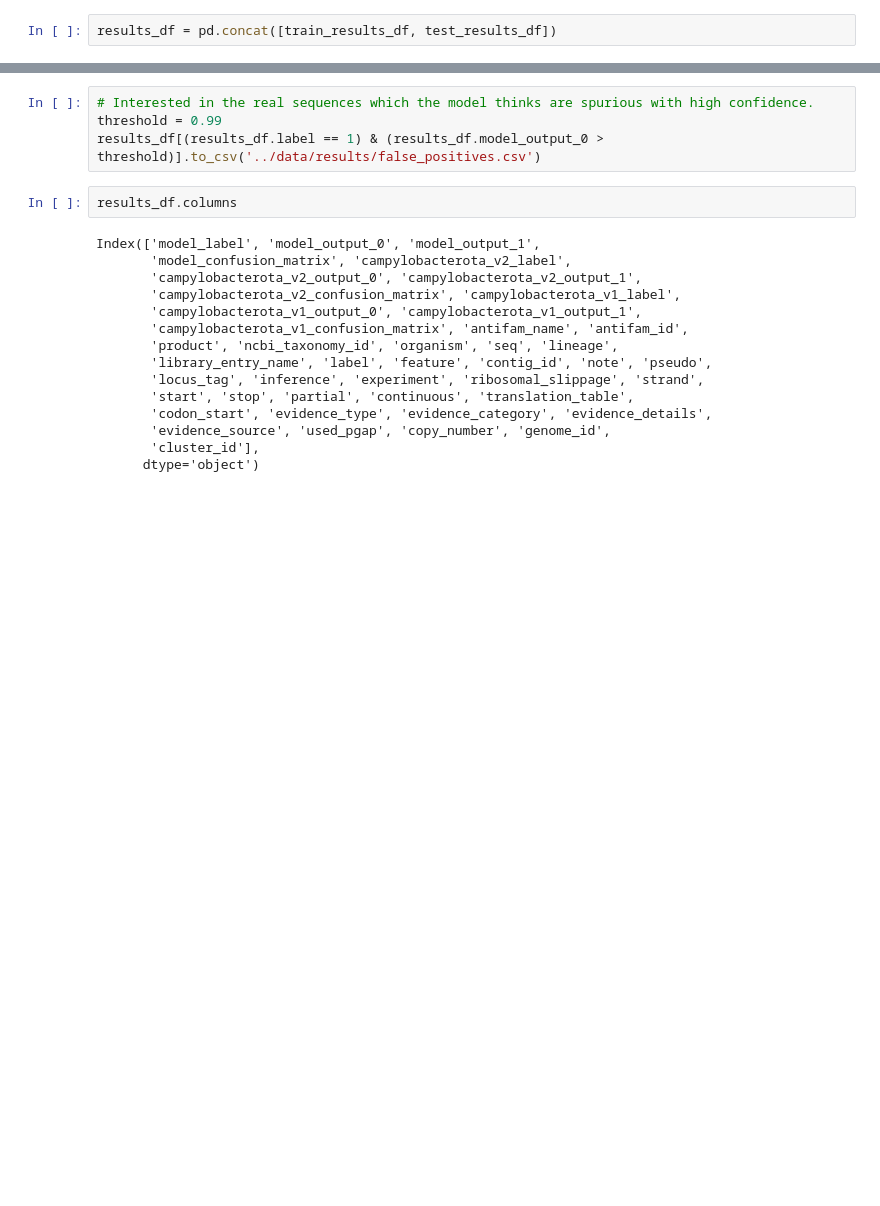
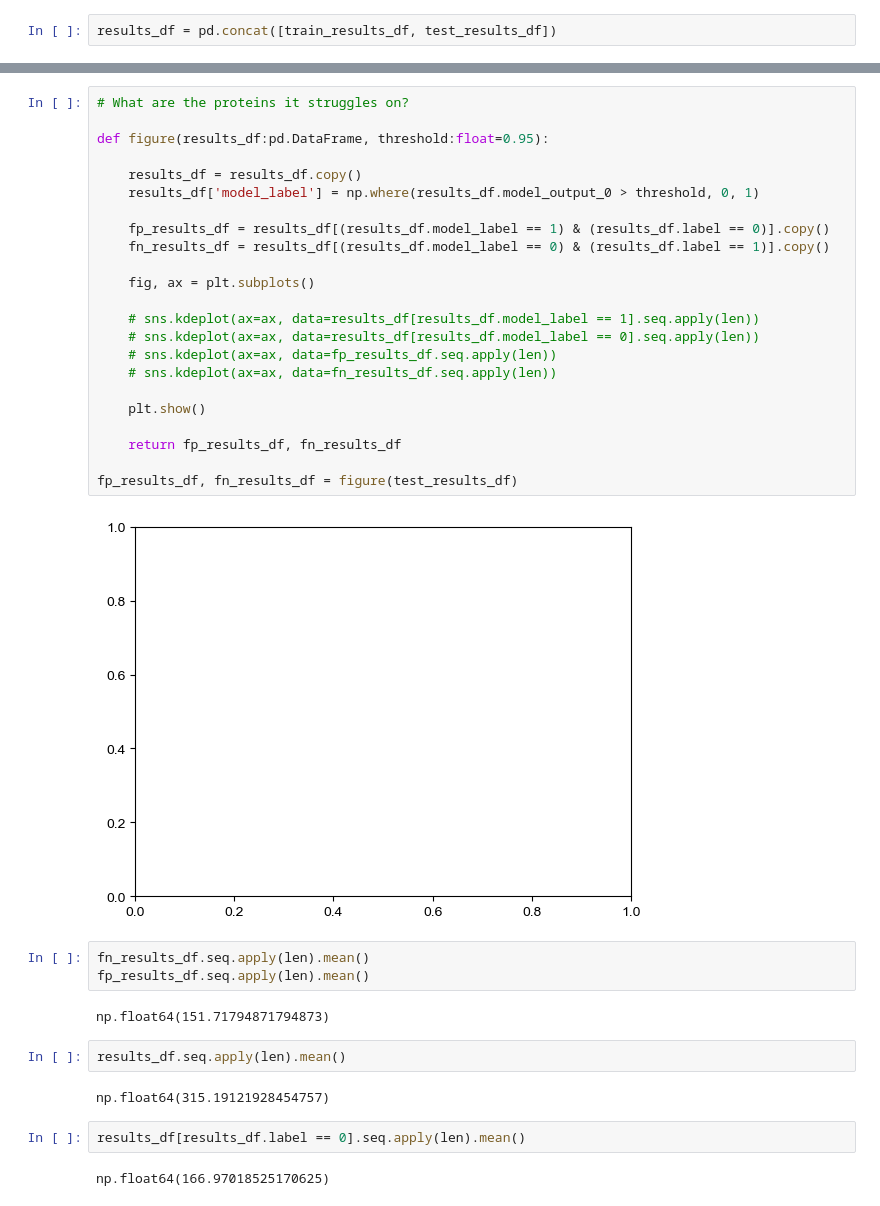
Before and after one commit to pipparichter/frugal, a Jupyter notebook: notebooks/results.ipynb, the cells around one changed output, grey strips where cells are left out. Saved outputs shown, nothing was run; the diff lists cells and outputs as text; blank space fills up the shorter version.

```diff
--- a/notebooks/results.ipynb
+++ b/notebooks/results.ipynb
@@ -144,21 +132,38 @@ figure_2(results_df, threshold=0.99)
-# %%
-# Interested in the real sequences which the model thinks are spurious with high confidence.
-threshold = 0.99
-results_df[(results_df.label == 1) & (results_df.model_output_0 > threshold)].to_csv('../data/results/false_positives.csv')
-# %%
-results_df.columns
-# %% [output]
-Index(['model_label', 'model_output_0', 'model_output_1',
-       'model_confusion_matrix', 'campylobacterota_v2_label',
-       'campylobacterota_v2_output_0', 'campylobacterota_v2_output_1',
-       'campylobacterota_v2_confusion_matrix', 'campylobacterota_v1_label',
-       'campylobacterota_v1_output_0', 'campylobacterota_v1_output_1',
-       'campylobacterota_v1_confusion_matrix', 'antifam_name', 'antifam_id',
-       'product', 'ncbi_taxonomy_id', 'organism', 'seq', 'lineage',
-       'library_entry_name', 'label', 'feature', 'contig_id', 'note', 'pseudo',
-       'locus_tag', 'inference', 'experiment', 'ribosomal_slippage', 'strand',
-       'start', 'stop', 'partial', 'continuous', 'translation_table',
-       'codon_start', 'evidence_type', 'evidence_category', 'evidence_details',
-       'evidence_source', 'used_pgap', 'copy_number', 'genome_id',
-       'cluster_id'],
-      dtype='object')
+# %%
+# What are the proteins it struggles on?
+
+def figure(results_df:pd.DataFrame, threshold:float=0.95):
+
+    results_df = results_df.copy()
+    results_df['model_label'] = np.where(results_df.model_output_0 > threshold, 0, 1)
+
+    fp_results_df = results_df[(results_df.model_label == 1) & (results_df.label == 0)].copy()
+    fn_results_df = results_df[(results_df.model_label == 0) & (results_df.label == 1)].copy()
+
+    fig, ax = plt.subplots()
+
+    # sns.kdeplot(ax=ax, data=results_df[results_df.model_label == 1].seq.apply(len))
+    # sns.kdeplot(ax=ax, data=results_df[results_df.model_label == 0].seq.apply(len))
+    # sns.kdeplot(ax=ax, data=fp_results_df.seq.apply(len))
+    # sns.kdeplot(ax=ax, data=fn_results_df.seq.apply(len))
+
+    plt.show()
+
+    return fp_results_df, fn_results_df
+
+fp_results_df, fn_results_df = figure(test_results_df)
+# %% [output]
+[figure, added]
+# %%
+fn_results_df.seq.apply(len).mean()
+fp_results_df.seq.apply(len).mean()
+# %% [output]
+np.float64(151.71794871794873)
+# %%
+results_df.seq.apply(len).mean()
+# %% [output]
+np.float64(315.19121928454757)
+# %%
+results_df[results_df.label == 0].seq.apply(len).mean()
+# %% [output]
+np.float64(166.97018525170625)
```
Also changed, not shown: parts of 7 cells of this notebook, 8 other files.
